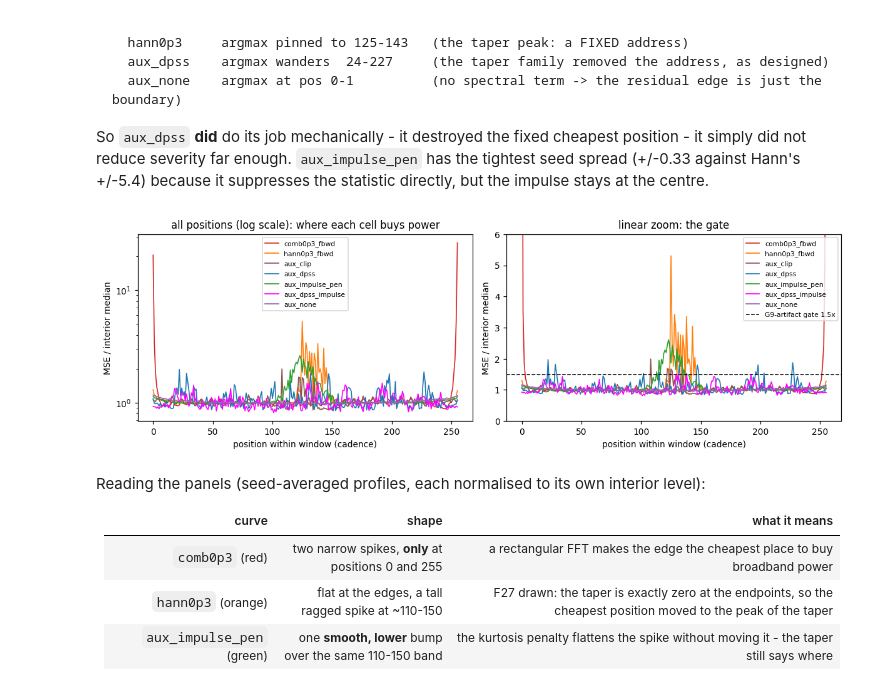
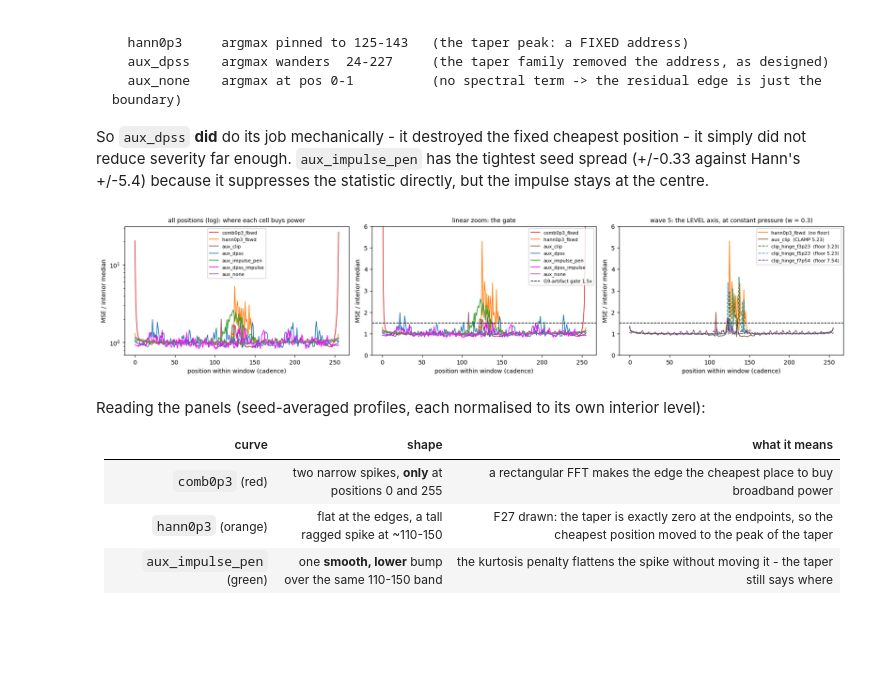
Before and after one commit to BrightonLiu-zZ/Stellar-World-Model, a Jupyter notebook: src/notebooks/exp09_diagnostics.ipynb, the cells around one changed output. Saved outputs shown, nothing was run; the diff lists cells and outputs as text; code cells hidden in the pictures; blank space fills up the shorter version.

Commit message:
add the wave-5 sections to the exp09 diagnostics notebook

```diff
--- a/src/notebooks/exp09_diagnostics.ipynb
+++ b/src/notebooks/exp09_diagnostics.ipynb
@@ -255,22 +320,46 @@ did not reduce severity far enough. `aux_impulse_pen` has the tightest seed spre
 Hann's +/-5.4) because it suppresses the statistic directly, but the impulse stays at the centre.
 # %%
 prof = pd.read_parquet(EXP / "exp09_impulse_profile.parquet")
-fig, axes = plt.subplots(1, 2, figsize=(11, 3.6))
-for cell, colour in zip(order, ["tab:red", "tab:orange", "tab:brown", "tab:blue", "tab:green",
-                                "magenta", "tab:purple"]):
+
+
+def norm_profile(cell):
     m = prof[prof.cell == cell].groupby("pos").mse.mean()
-    m = m / np.median(m.loc[16:239])                       # normalise to each cell's own interior level
-    for ax in axes:
-        ax.plot(m.index, m.values, color=colour, lw=1.1, label=cell.replace("exp07_", "").replace("exp09_", ""))
-axes[0].set_yscale("log"); axes[0].set_title("all positions (log scale): where each cell buys power")
+    return m / np.median(m.loc[16:239])          # normalise to each cell's own interior level
+
+
+MECH = [RECT, REF, CLIP, "exp09_aux_dpss", "exp09_aux_impulse_pen", DI, "exp09_aux_none"]
+MCOL = ["tab:red", "tab:orange", "tab:brown", "tab:blue", "tab:green", "magenta", "tab:purple"]
+short = lambda c: c.replace("exp07_", "").replace("exp09_", "")
+
+fig, axes = plt.subplots(1, 3, figsize=(16, 3.6))
+for cell, colour in zip(MECH, MCOL):
+    m = norm_profile(cell)
+    for ax in axes[:2]:
+        ax.plot(m.index, m.values, color=colour, lw=1.1, label=short(cell))
+axes[0].set_yscale("log"); axes[0].set_title("all positions (log): where each cell buys power", fontsize=9)
 axes[1].set_ylim(0, 6); axes[1].axhline(1.5, color="k", ls="--", lw=1, label="G9-artifact gate 1.5x")
-axes[1].set_title("linear zoom: the gate")
+axes[1].set_title("linear zoom: the gate", fontsize=9)
+
+# PANEL 3 (wave 5): the LEVEL axis. Same normalisation, so it is read on the same y-scale as panel 2 -
+# the contrast is aux_clip (a CLAMP at floor 5.23) against the hinge holding the SAME floor, plus the
+# floor ladder either side of it.
+for cell, colour, style in [(REF, "tab:orange", "-"), (CLIP, "tab:brown", "-"),
+                            ("exp09_clip_hinge_f3p23", "#1b7837", "--"),
+                            ("exp09_clip_hinge_f5p23", "#4393c3", "--"),
+                            ("exp09_clip_hinge_f7p54", "#762a83", "--")]:
+    m = norm_profile(cell)
+    lab = short(cell) + (f"  (floor {HINGE[cell]})" if cell in HINGE else
+                         "  (CLAMP 5.23)" if cell == CLIP else "  (no floor)")
+    axes[2].plot(m.index, m.values, color=colour, lw=1.1, ls=style, label=lab)
+axes[2].set_ylim(0, 6); axes[2].axhline(1.5, color="k", ls="--", lw=1)
+axes[2].set_title("wave 5: the LEVEL axis, at constant pressure (w = 0.3)", fontsize=9)
+
 for ax in axes:
     ax.set_xlabel("position within window (cadence)"); ax.set_ylabel("MSE / interior median")
     ax.legend(fontsize=7)
 plt.tight_layout(); plt.show()
 # %% [output]
-[figure, old version]
+[figure, new version]
 # %% [markdown]
 Reading the panels (seed-averaged profiles, each normalised to its own interior level):
 
```
Also changed, not shown: parts of 24 cells of this notebook.
